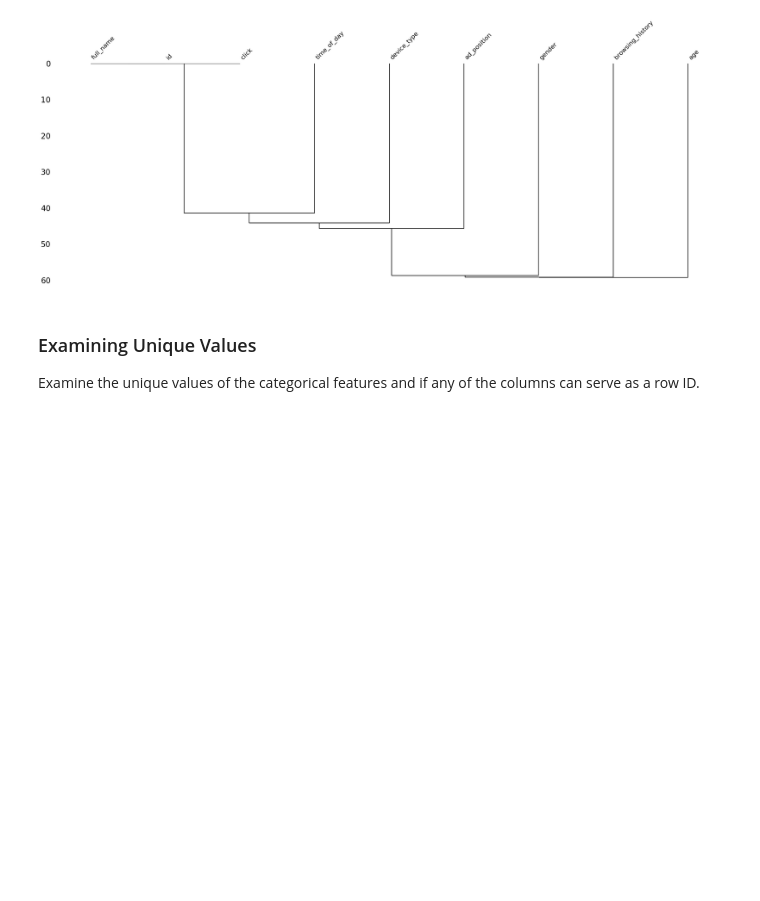
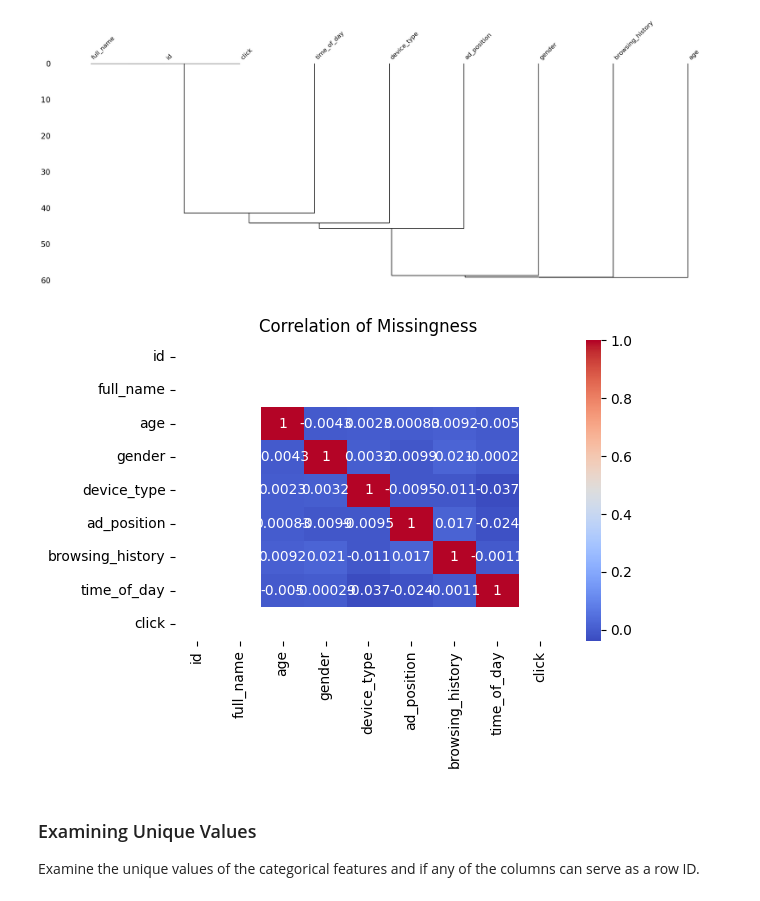
Before and after one commit to zabethe/ad-click-prediction, a Jupyter notebook: research.ipynb, the cells around one changed output. Saved outputs shown, nothing was run; the diff lists cells and outputs as text; code cells hidden in the pictures; blank space fills up the shorter version.

```diff
--- a/research.ipynb
+++ b/research.ipynb
@@ -154,6 +154,14 @@ plot_show("missing_dendrogram")
 [figure]
 [figure]
 [figure]
+# %%
+# Correlation heatmap for missingness
+missing_corr = adclicks.isnull().corr()
+sns.heatmap(missing_corr, annot=True, cmap="coolwarm")
+plt.title("Correlation of Missingness")
+plot_show("missing_correlation")
+# %% [output]
+[figure, added]
 # %% [markdown]
 ### Examining Unique Values
 
```
Also changed, not shown: parts of 30 cells of this notebook, 8 other files.
